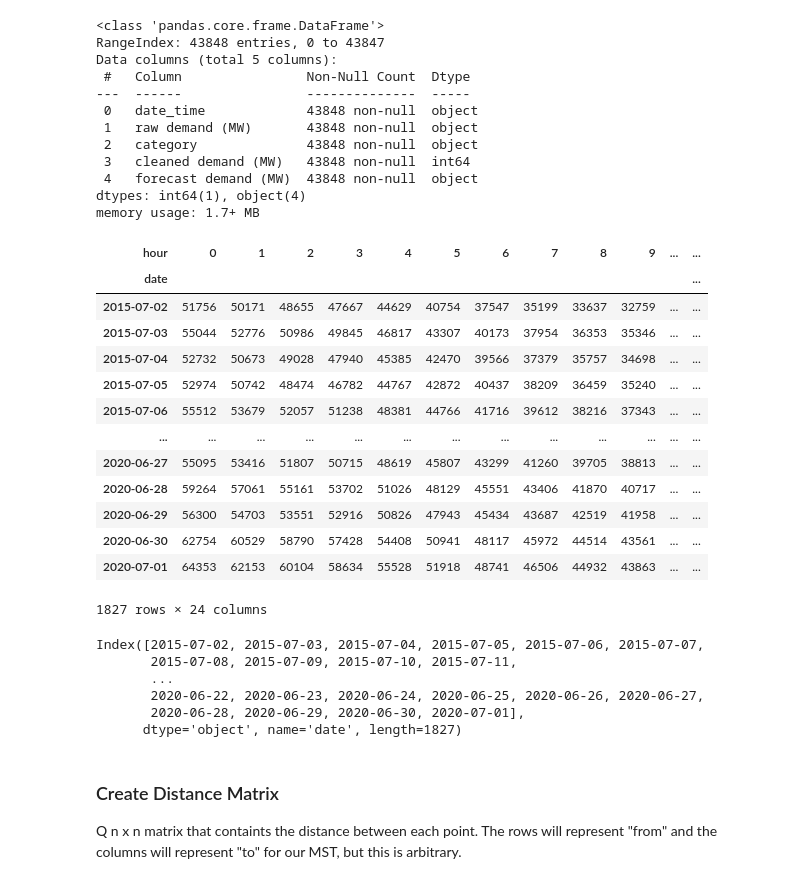
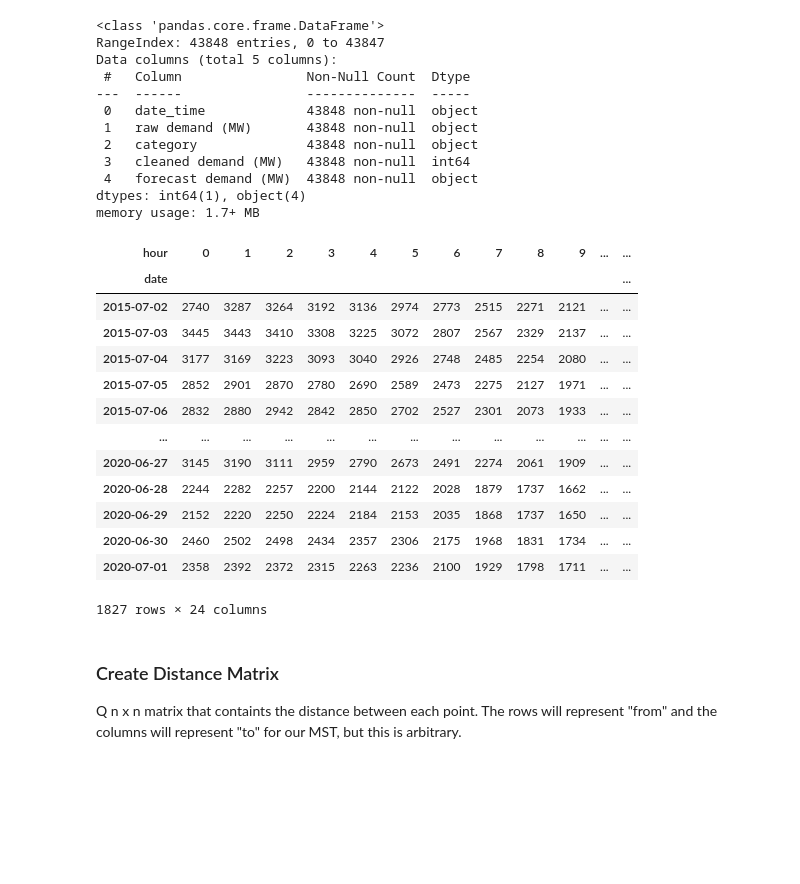
Before and after one commit to jgib124/Energy-Demand-Clustering, a Jupyter notebook: mst.ipynb, the cells around one changed output. Cells and saved outputs as stored; diff of their text form; code cells hidden in the pictures; blank space fills up the shorter version.

```diff
--- a/mst.ipynb
+++ b/mst.ipynb
@@ -2,16 +2,18 @@
 import pandas as pd
 import numpy as np
 import matplotlib.pyplot as plt
+import matplotlib.cm as cm
 import networkx as nx
 import scipy as sp
 from sklearn.cluster import KMeans
 from scipy.spatial import distance_matrix
+from sklearn.metrics import silhouette_score, silhouette_samples, davies_bouldin_score
 import os
 
-
-FILE = "ERCO.csv"
+FILE = "PGE.csv"
 DIRI = "data"
-K = 15
+MIN_K = 4
+MAX_K = 25 # Assigned because of practicality
 
 file_path = os.path.join(DIRI, FILE)
 df = pd.read_csv(file_path)
@@ -32,34 +34,25 @@ memory usage: 1.7+ MB
 # %%
 df["date_time"] = pd.to_datetime(df['date_time'], format='%Y-%m-%d %H:%M:%S')
 df["date"] = df["date_time"].dt.date
 df["hour"] = df["date_time"].dt.hour
-df_dropped = df.drop(["raw demand (MW)", "category", "forecast demand (MW)", "date_time"], axis=1)
-dfp = df_dropped.pivot(index = "date", columns = "hour", values = "cleaned demand (MW)")
-dfp
+df = df.drop(["raw demand (MW)", "category", "forecast demand (MW)", "date_time"], axis=1)
+df_demand = df.pivot(index = "date", columns = "hour", values = "cleaned demand (MW)")
+df_demand
 # %% [output]
 | hour | 0 | 1 | 2 | 3 | 4 | 5 | 6 | 7 | 8 | 9 | ... | ... |
 | date |  |  |  |  |  |  |  |  |  |  |  | ... |
-| 2015-07-02 | 51756 | 50171 | 48655 | 47667 | 44629 | 40754 | 37547 | 35199 | 33637 | 32759 | ... | ... |
-| 2015-07-03 | 55044 | 52776 | 50986 | 49845 | 46817 | 43307 | 40173 | 37954 | 36353 | 35346 | ... | ... |
-| 2015-07-04 | 52732 | 50673 | 49028 | 47940 | 45385 | 42470 | 39566 | 37379 | 35757 | 34698 | ... | ... |
-| 2015-07-05 | 52974 | 50742 | 48474 | 46782 | 44767 | 42872 | 40437 | 38209 | 36459 | 35240 | ... | ... |
-| 2015-07-06 | 55512 | 53679 | 52057 | 51238 | 48381 | 44766 | 41716 | 39612 | 38216 | 37343 | ... | ... |
+| 2015-07-02 | 2740 | 3287 | 3264 | 3192 | 3136 | 2974 | 2773 | 2515 | 2271 | 2121 | ... | ... |
+| 2015-07-03 | 3445 | 3443 | 3410 | 3308 | 3225 | 3072 | 2807 | 2567 | 2329 | 2137 | ... | ... |
+| 2015-07-04 | 3177 | 3169 | 3223 | 3093 | 3040 | 2926 | 2748 | 2485 | 2254 | 2080 | ... | ... |
+| 2015-07-05 | 2852 | 2901 | 2870 | 2780 | 2690 | 2589 | 2473 | 2275 | 2127 | 1971 | ... | ... |
+| 2015-07-06 | 2832 | 2880 | 2942 | 2842 | 2850 | 2702 | 2527 | 2301 | 2073 | 1933 | ... | ... |
 | ... | ... | ... | ... | ... | ... | ... | ... | ... | ... | ... | ... | ... |
-| 2020-06-27 | 55095 | 53416 | 51807 | 50715 | 48619 | 45807 | 43299 | 41260 | 39705 | 38813 | ... | ... |
-| 2020-06-28 | 59264 | 57061 | 55161 | 53702 | 51026 | 48129 | 45551 | 43406 | 41870 | 40717 | ... | ... |
-| 2020-06-29 | 56300 | 54703 | 53551 | 52916 | 50826 | 47943 | 45434 | 43687 | 42519 | 41958 | ... | ... |
-| 2020-06-30 | 62754 | 60529 | 58790 | 57428 | 54408 | 50941 | 48117 | 45972 | 44514 | 43561 | ... | ... |
-| 2020-07-01 | 64353 | 62153 | 60104 | 58634 | 55528 | 51918 | 48741 | 46506 | 44932 | 43863 | ... | ... |
+| 2020-06-27 | 3145 | 3190 | 3111 | 2959 | 2790 | 2673 | 2491 | 2274 | 2061 | 1909 | ... | ... |
+| 2020-06-28 | 2244 | 2282 | 2257 | 2200 | 2144 | 2122 | 2028 | 1879 | 1737 | 1662 | ... | ... |
+| 2020-06-29 | 2152 | 2220 | 2250 | 2224 | 2184 | 2153 | 2035 | 1868 | 1737 | 1650 | ... | ... |
+| 2020-06-30 | 2460 | 2502 | 2498 | 2434 | 2357 | 2306 | 2175 | 1968 | 1831 | 1734 | ... | ... |
+| 2020-07-01 | 2358 | 2392 | 2372 | 2315 | 2263 | 2236 | 2100 | 1929 | 1798 | 1711 | ... | ... |
 1827 rows × 24 columns
-# %%
-dfp.index
-# %% [output]
-Index([2015-07-02, 2015-07-03, 2015-07-04, 2015-07-05, 2015-07-06, 2015-07-07,
-       2015-07-08, 2015-07-09, 2015-07-10, 2015-07-11,
-       ...
-       2020-06-22, 2020-06-23, 2020-06-24, 2020-06-25, 2020-06-26, 2020-06-27,
-       2020-06-28, 2020-06-29, 2020-06-30, 2020-07-01],
-      dtype='object', name='date', length=1827)
 # %% [markdown]
 ### Create Distance Matrix
 Q n x n matrix that containts the distance between each point. The rows will represent "from" and the columns will represent "to" for our MST, but this is arbitrary.
```
Also changed, not shown: parts of 10 cells of this notebook, 50 other files.
